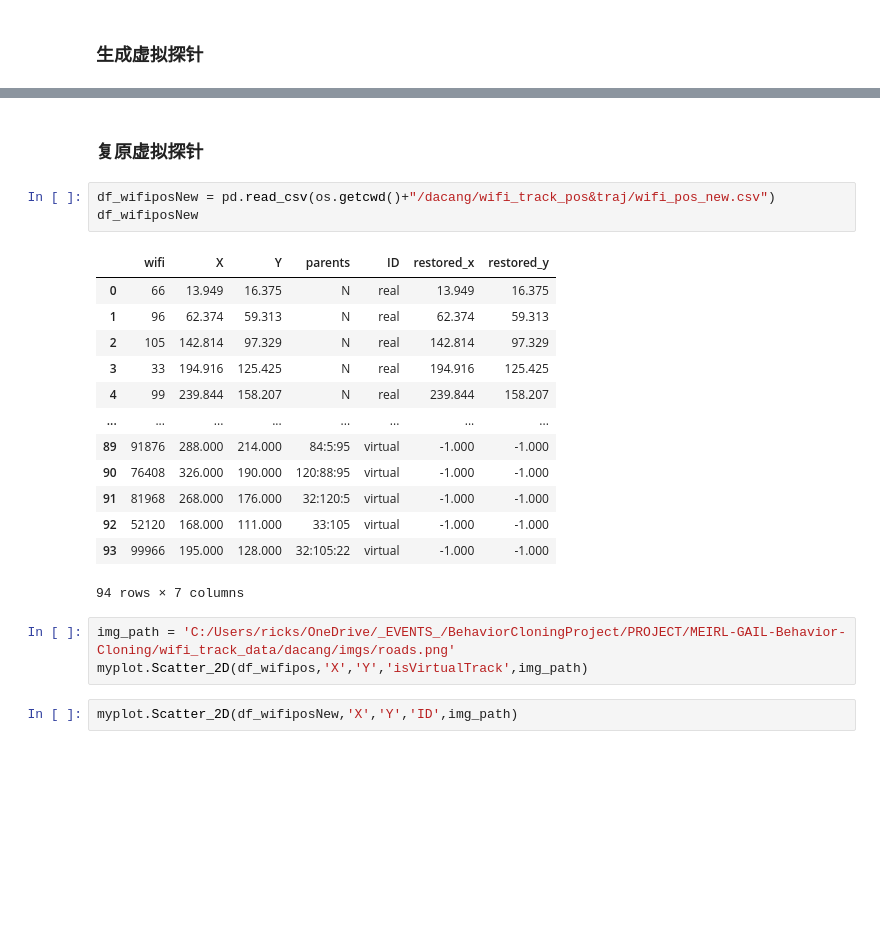
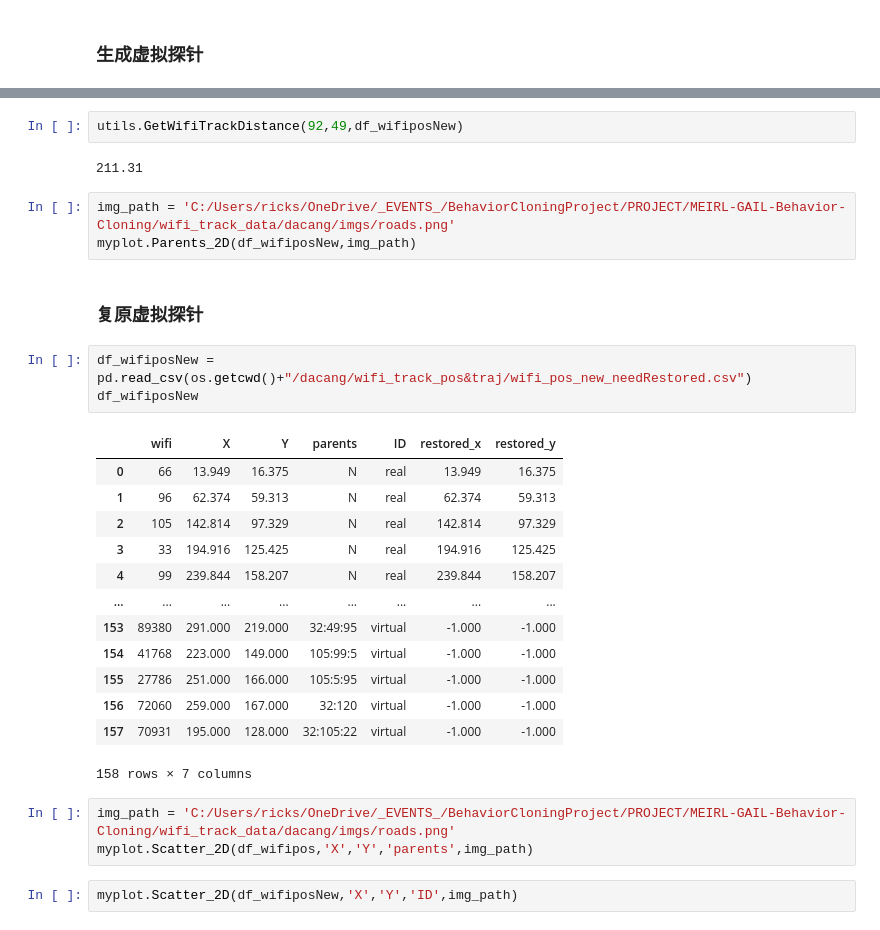
Before and after one commit to RickH-Arch/MEIRL-GAIL-Behavior-Cloning, a Jupyter notebook: wifi_track_data/wifi_track_data_clean_advanced.ipynb, the cells around one changed output, grey strips where cells are left out. Cells and saved outputs as stored; diff of their text form; blank space fills up the shorter version.

```diff
--- a/wifi_track_data/wifi_track_data_clean_advanced.ipynb
+++ b/wifi_track_data/wifi_track_data_clean_advanced.ipynb
@@ -447,25 +470,32 @@ df_wifiposNew
+# %%
+utils.GetWifiTrackDistance(92,49,df_wifiposNew)
+# %% [output]
+211.31
+# %%
+img_path = 'C:/Users/ricks/OneDrive/_EVENTS_/BehaviorCloningProject/PROJECT/MEIRL-GAIL-Behavior-Cloning/wifi_track_data/dacang/imgs/roads.png'
+myplot.Parents_2D(df_wifiposNew,img_path)
 # %% [markdown]
 ### 复原虚拟探针
 # %%
-df_wifiposNew = pd.read_csv(os.getcwd()+"/dacang/wifi_track_pos&traj/wifi_pos_new.csv")
+df_wifiposNew = pd.read_csv(os.getcwd()+"/dacang/wifi_track_pos&traj/wifi_pos_new_needRestored.csv")
 df_wifiposNew
 # %% [output]
 |  | wifi | X | Y | parents | ID | restored_x | restored_y |
 | 0 | 66 | 13.949 | 16.375 | N | real | 13.949 | 16.375 |
 | 1 | 96 | 62.374 | 59.313 | N | real | 62.374 | 59.313 |
 | 2 | 105 | 142.814 | 97.329 | N | real | 142.814 | 97.329 |
 | 3 | 33 | 194.916 | 125.425 | N | real | 194.916 | 125.425 |
 | 4 | 99 | 239.844 | 158.207 | N | real | 239.844 | 158.207 |
 | ... | ... | ... | ... | ... | ... | ... | ... |
-| 89 | 91876 | 288.000 | 214.000 | 84:5:95 | virtual | -1.000 | -1.000 |
-| 90 | 76408 | 326.000 | 190.000 | 120:88:95 | virtual | -1.000 | -1.000 |
-| 91 | 81968 | 268.000 | 176.000 | 32:120:5 | virtual | -1.000 | -1.000 |
-| 92 | 52120 | 168.000 | 111.000 | 33:105 | virtual | -1.000 | -1.000 |
-| 93 | 99966 | 195.000 | 128.000 | 32:105:22 | virtual | -1.000 | -1.000 |
+| 153 | 89380 | 291.000 | 219.000 | 32:49:95 | virtual | -1.000 | -1.000 |
+| 154 | 41768 | 223.000 | 149.000 | 105:99:5 | virtual | -1.000 | -1.000 |
+| 155 | 27786 | 251.000 | 166.000 | 105:5:95 | virtual | -1.000 | -1.000 |
+| 156 | 72060 | 259.000 | 167.000 | 32:120 | virtual | -1.000 | -1.000 |
+| 157 | 70931 | 195.000 | 128.000 | 32:105:22 | virtual | -1.000 | -1.000 |
-94 rows × 7 columns
+158 rows × 7 columns
 # %%
 img_path = 'C:/Users/ricks/OneDrive/_EVENTS_/BehaviorCloningProject/PROJECT/MEIRL-GAIL-Behavior-Cloning/wifi_track_data/dacang/imgs/roads.png'
-myplot.Scatter_2D(df_wifipos,'X','Y','isVirtualTrack',img_path)
+myplot.Scatter_2D(df_wifipos,'X','Y','parents',img_path)
 # %%
 myplot.Scatter_2D(df_wifiposNew,'X','Y','ID',img_path)
 # %%
```
Also changed, not shown: parts of 15 cells of this notebook, 3 other files.
